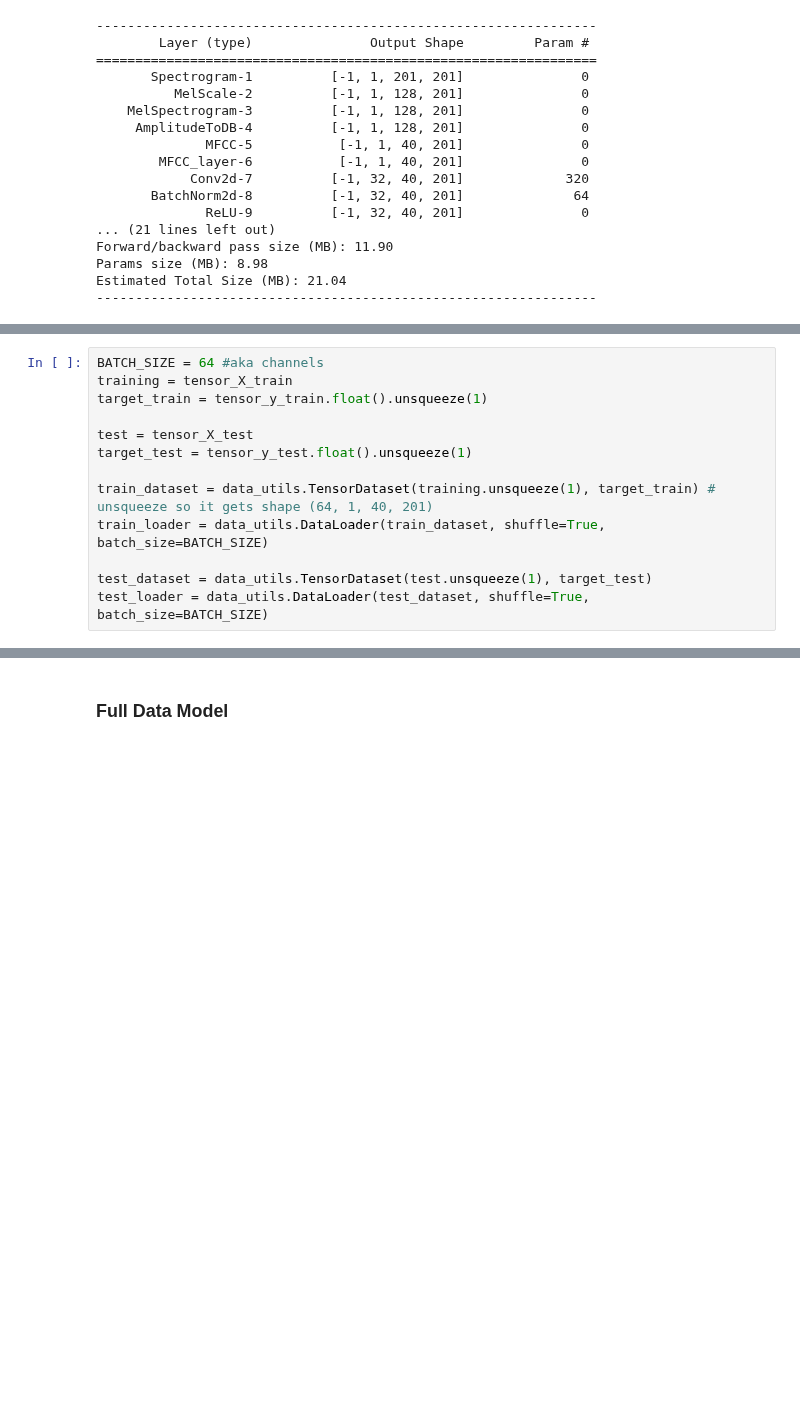
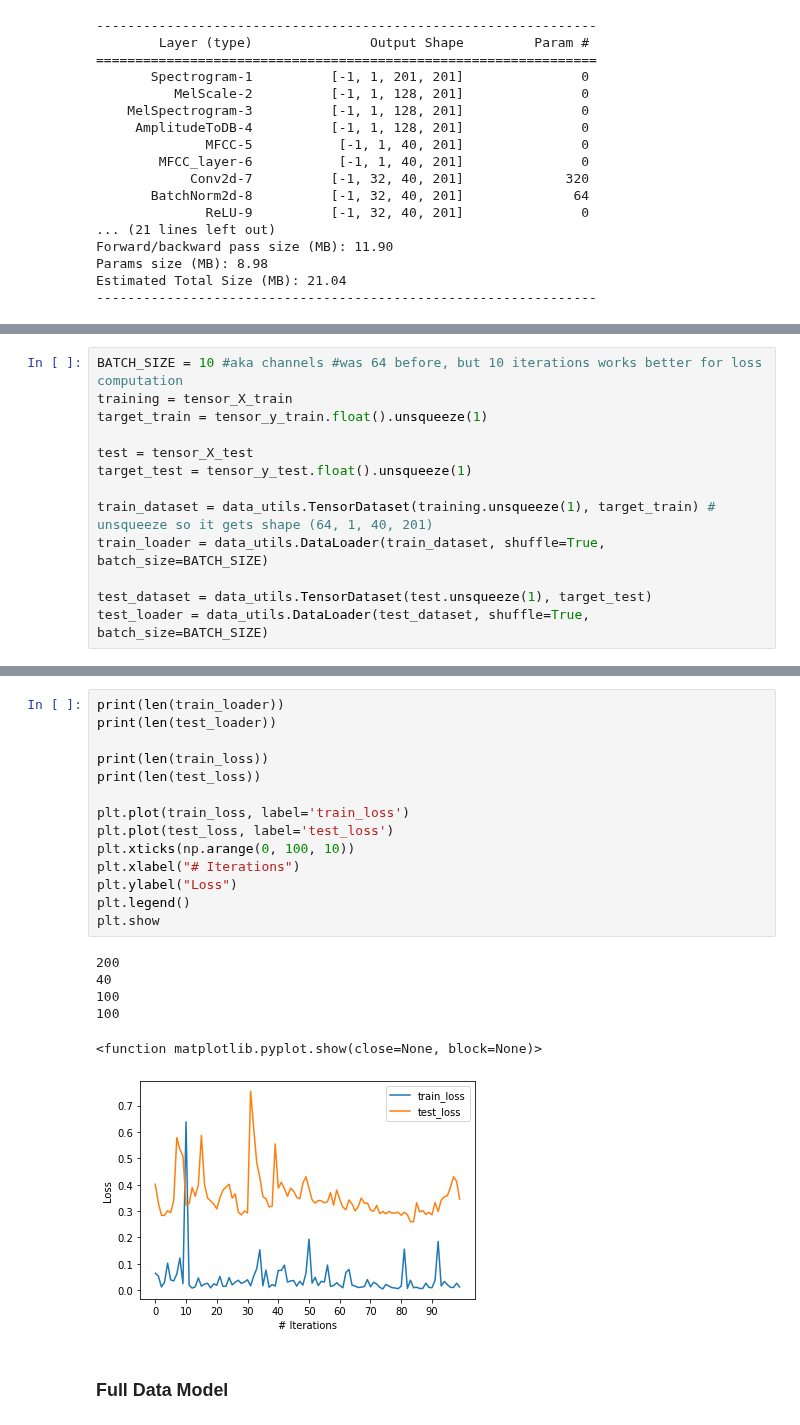
Before and after one commit to Floppy-vK/Language-ID, a Jupyter notebook: skeleton.ipynb, the cells around one changed output, grey strips where cells are left out. Cells and saved outputs as stored; diff of their text form; blank space fills up the shorter version.

Commit message:
changes to test_loss & batch_size

```diff
--- a/skeleton.ipynb
+++ b/skeleton.ipynb
@@ -300,5 +291,5 @@ However, it is confusing to apply conv2d to reduce [128, 248, 46] inputs to [128
 # %%
-BATCH_SIZE = 64 #aka channels
+BATCH_SIZE = 10 #aka channels #was 64 before, but 10 iterations works better for loss computation
 training = tensor_X_train
 target_train = tensor_y_train.float().unsqueeze(1)
 
@@ -366,3 +379,24 @@ test accuracy = 0.8325892857142857
+# %%
+print(len(train_loader))
+print(len(test_loader))
+
+print(len(train_loss))
+print(len(test_loss))
+
+plt.plot(train_loss, label='train_loss')
+plt.plot(test_loss, label='test_loss')
+plt.xticks(np.arange(0, 100, 10))
+plt.xlabel("# Iterations")
+plt.ylabel("Loss")
+plt.legend()
+plt.show
+# %% [output]
+200
+40
+100
+100
+<function matplotlib.pyplot.show(close=None, block=None)>
+[figure, added]
 # %% [markdown]
 ### Full Data Model
 # %%
```
Also changed, not shown: parts of 6 cells of this notebook.
